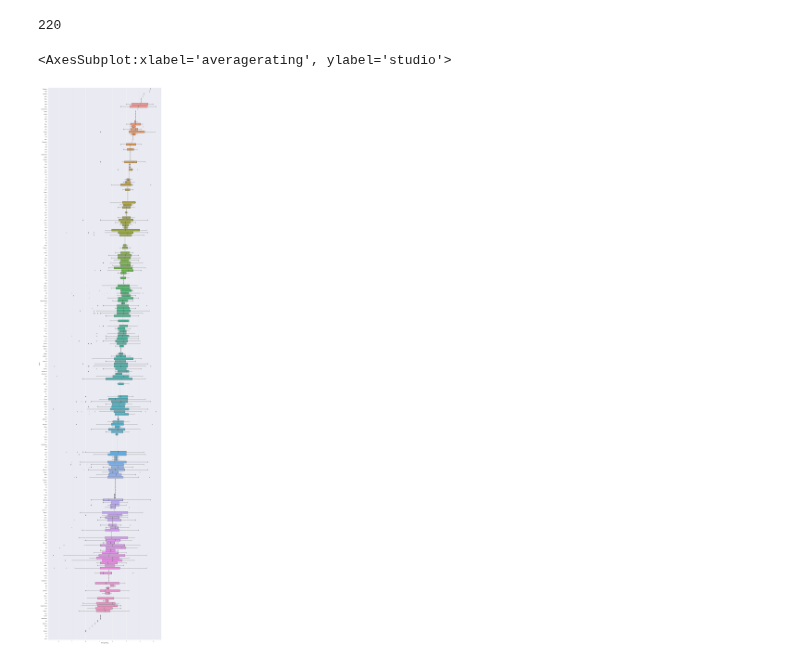
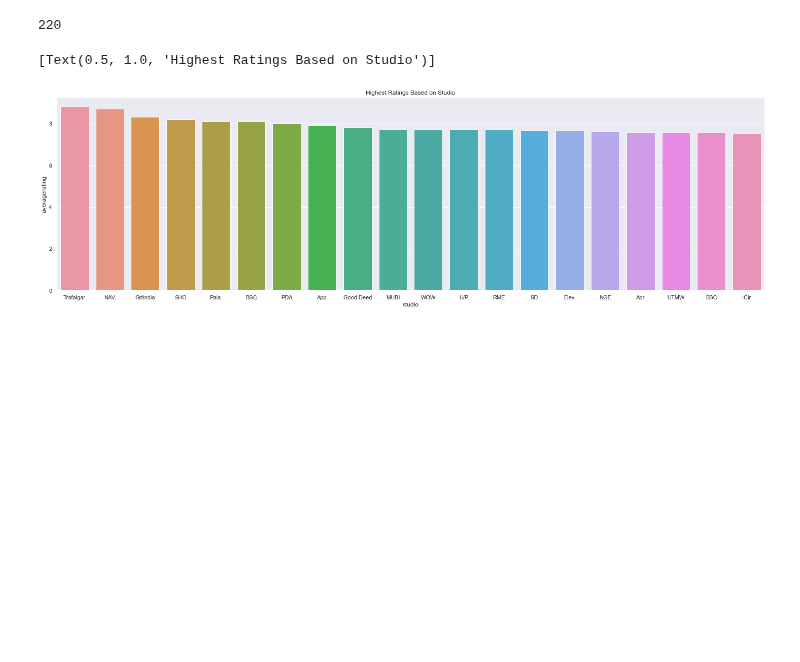
Before and after one commit to jacrivera/AI-Academy-Semester-1-Capstone-Group-5, a Jupyter notebook: student.ipynb, the cells around one changed output. Drawn from its saved outputs; the diff is of its cells as text; code cells hidden in the pictures; blank space fills up the shorter version.

Commit message:
added studio info

```diff
--- a/student.ipynb
+++ b/student.ipynb
@@ -302,10 +279,11 @@ len(master_df.studio.unique())
 # %% [output]
 220
 # %%
-sns.set(rc={"figure.figsize":(20, 100)})
+sns.set(rc={"figure.figsize":(25, 7)})
 group_means=master_df.groupby(['studio'])['averagerating'].mean().sort_values(ascending=False)
-sns.boxplot(x='averagerating', y='studio', data=master_df, order=group_means.index)
-#boxplots of average averagerating by studio, DESC
+top_10_studios = group_means.head(30)
+
+sns.barplot(x = top_10_studios.index, y = top_10_studios).set(title = 'Highest Ratings Based on Studio')
 # %% [output]
-<AxesSubplot:xlabel='averagerating', ylabel='studio'>
+[Text(0.5, 1.0, 'Highest Ratings Based on Studio')]
-[figure, old version]
+[figure, new version]
```
Also changed, not shown: parts of 16 cells of this notebook.
